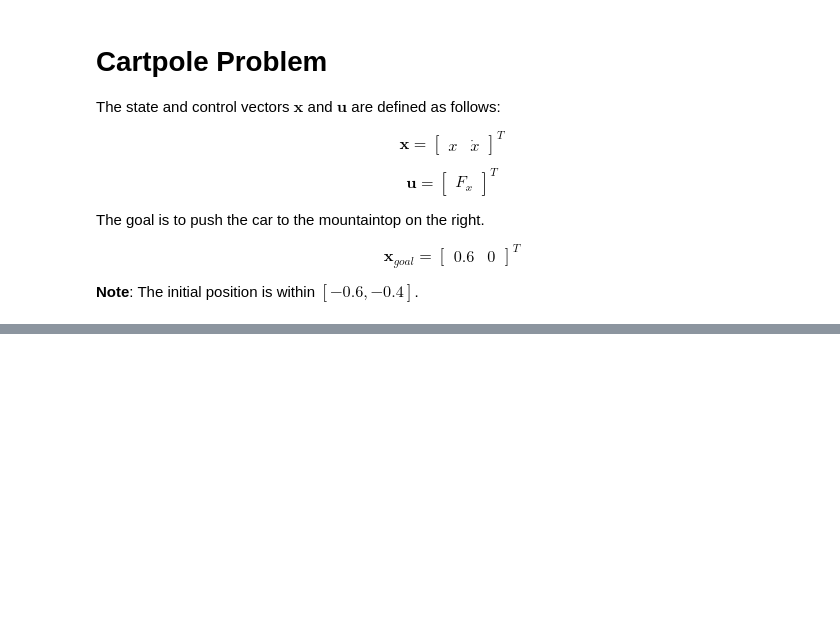
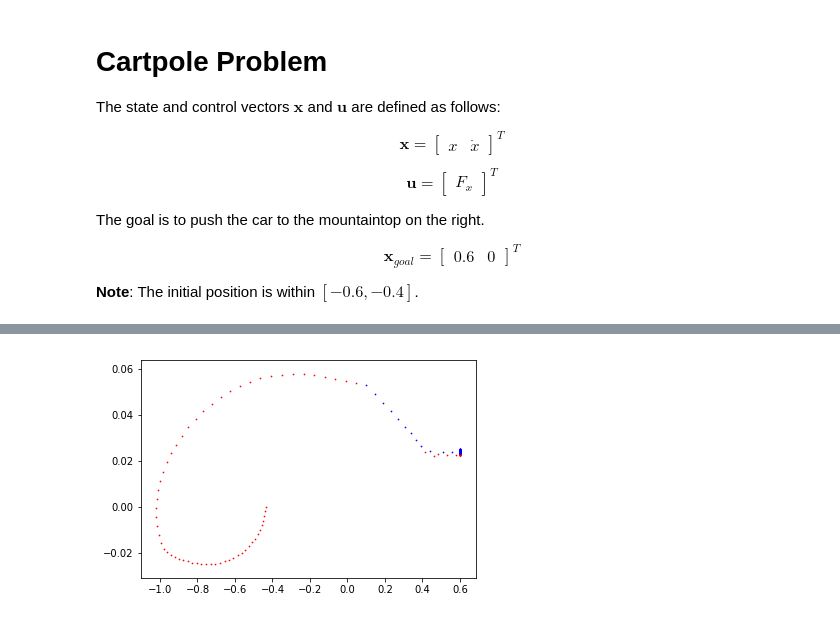
Before and after one commit to zwc662/MPSC_Guided_Imitation_Learning, a Jupyter notebook: ilqr/examples/mountaincar.ipynb, the cells around one changed output, grey strips where cells are left out. Saved outputs shown, nothing was run; the diff lists cells and outputs as text; code cells hidden in the pictures; blank space fills up the shorter version.

```diff
--- a/ilqr/examples/mountaincar.ipynb
+++ b/ilqr/examples/mountaincar.ipynb
@@ -191,6 +283,0 @@ theta_dot = xs[:, 3]
-# %%
-_ = plt.plot(theta, theta_dot)
-_ = plt.xlabel("theta (rad)")
-_ = plt.ylabel("theta_dot (rad/s)")
-_ = plt.title("Orientation Phase Plot")
-plt.show()
@@ -199,5 +283,0 @@ plt.show()
-# %%
-_ = plt.plot(t[:-1], us)
-_ = plt.xlabel("time (s)")
-_ = plt.ylabel("Force (N)")
-_ = plt.title("Action path")
@@ -206,5 +283,0 @@ _ = plt.title("Action path")
-# %%
-_ = plt.plot(t, x)
-_ = plt.xlabel("time (s)")
-_ = plt.ylabel("Position (m)")
-_ = plt.title("Position path")
@@ -213,5 +283,0 @@ _ = plt.title("Position path")
-# %%
-_ = plt.plot(J_hist)
-_ = plt.xlabel("Iteration")
-_ = plt.ylabel("Total cost")
-_ = plt.title("Total cost-to-go")
@@ -239,0 +516,15 @@ ValueError: Done
+# %%
+def draw_trajs(trajs, colors = None):
+    if colors is None:
+        colors = ['r'] * len(trajs)
+    for i_traj in range(len(trajs)):
+        poss = [xy[0][0] for xy in trajs[i_traj]]
+        vs = [xy[0][1] for xy in trajs[i_traj]]
+
+
+        _ = plt.scatter(poss, vs, s = 0.5, c = colors[i_traj])
+    plt.show()
+
+draw_trajs([nn_trajs[0], mpc_trajs[0]], ['r', 'b'])
+# %% [output]
+[figure, added]
```
Also changed, not shown: parts of 31 cells of this notebook, 6 other files.
